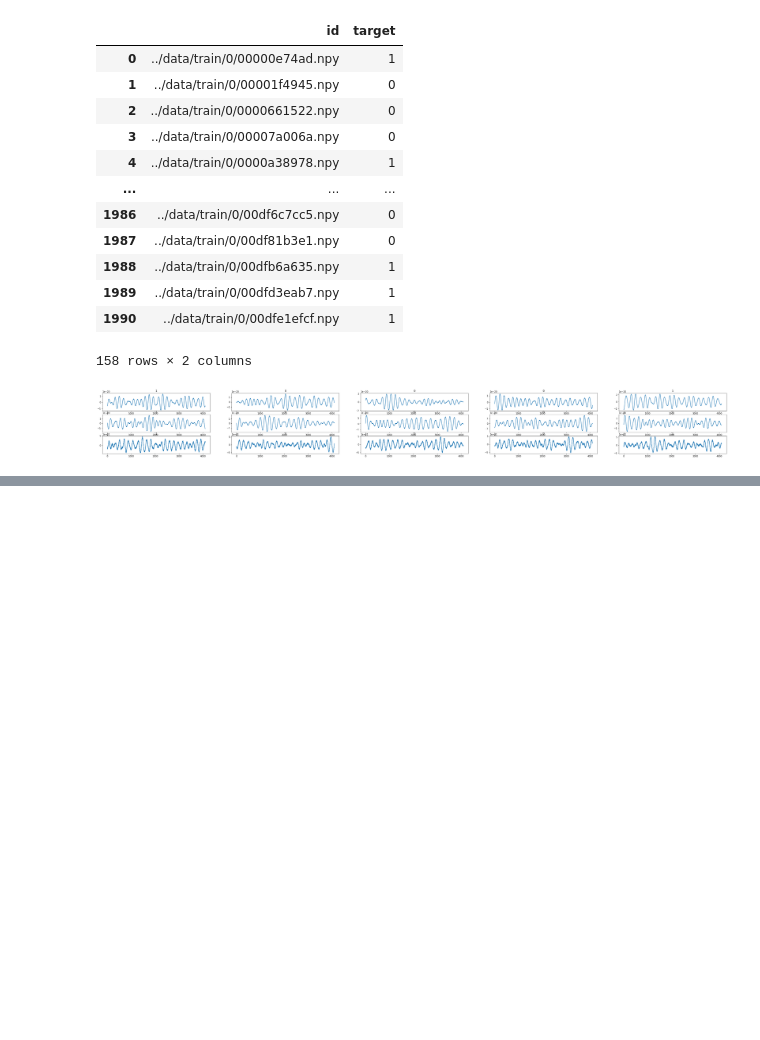
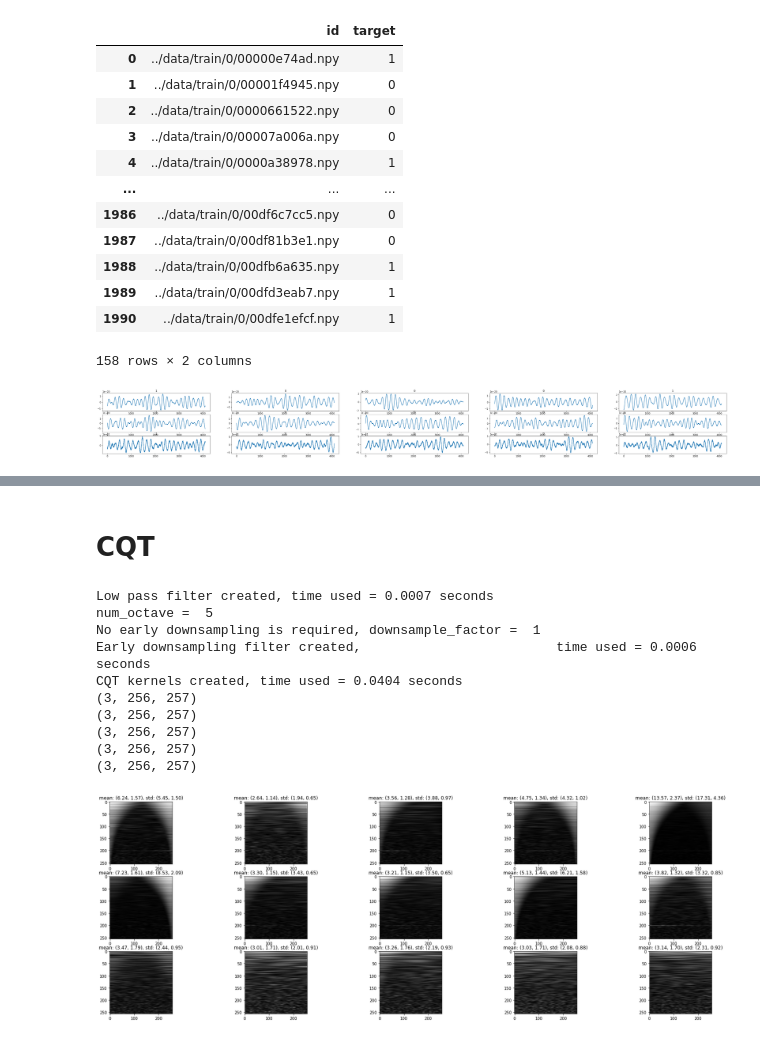
Before and after one commit to blurry-mood/g2net, a Jupyter notebook: eda/eda.ipynb, the cells around one changed output, grey strips where cells are left out. Drawn from its saved outputs; the diff is of its cells as text; code cells hidden in the pictures; blank space fills up the shorter version.

```diff
--- a/eda/eda.ipynb
+++ b/eda/eda.ipynb
@@ -89,0 +120,34 @@ STFT kernels created, time used = 0.1416 seconds
+# %% [markdown]
+# CQT
+# %%
+"""Remarks:
+-
+"""
+
+cqt = CQT2010v2(sr=2048, hop_length=16, fmin=30, n_bins=256, bins_per_octave=60, norm=True, basis_norm=1,
+                window='hann', pad_mode='constant', output_format='Magnitude'  )
+axs = plt.subplots(3, 5, figsize=(30, 10))[1]
+
+for i in range(5):
+    ts = np.load(df.loc[i, 'id'])
+    spec = cqt(torch.from_numpy(ts).float()).detach().numpy()*1e22
+    print(spec.shape)
+    for j in range(3):
+        axs[j, i].imshow(spec[j], cmap='gray')
+        half = spec[j].shape[0]//2
+        axs[j, i].set_title(f"mean: ({spec[j][:half].mean():.2f}, {spec[j][half:].mean():.2f}), std: ({spec[j][:half].std():.2f}, {spec[j][half:].std():.2f})")
+
+plt.savefig('spectro_cqt_magnitude.png')
+plt.show()
+# %% [output]
+Low pass filter created, time used = 0.0007 seconds
+num_octave =  5
+No early downsampling is required, downsample_factor =  1
+Early downsampling filter created,                         time used = 0.0006 seconds
+CQT kernels created, time used = 0.0404 seconds
+(3, 256, 257)
+(3, 256, 257)
+(3, 256, 257)
+(3, 256, 257)
+(3, 256, 257)
+[figure, added]
```
Also changed, not shown: parts of 4 cells of this notebook, 5 other files.
